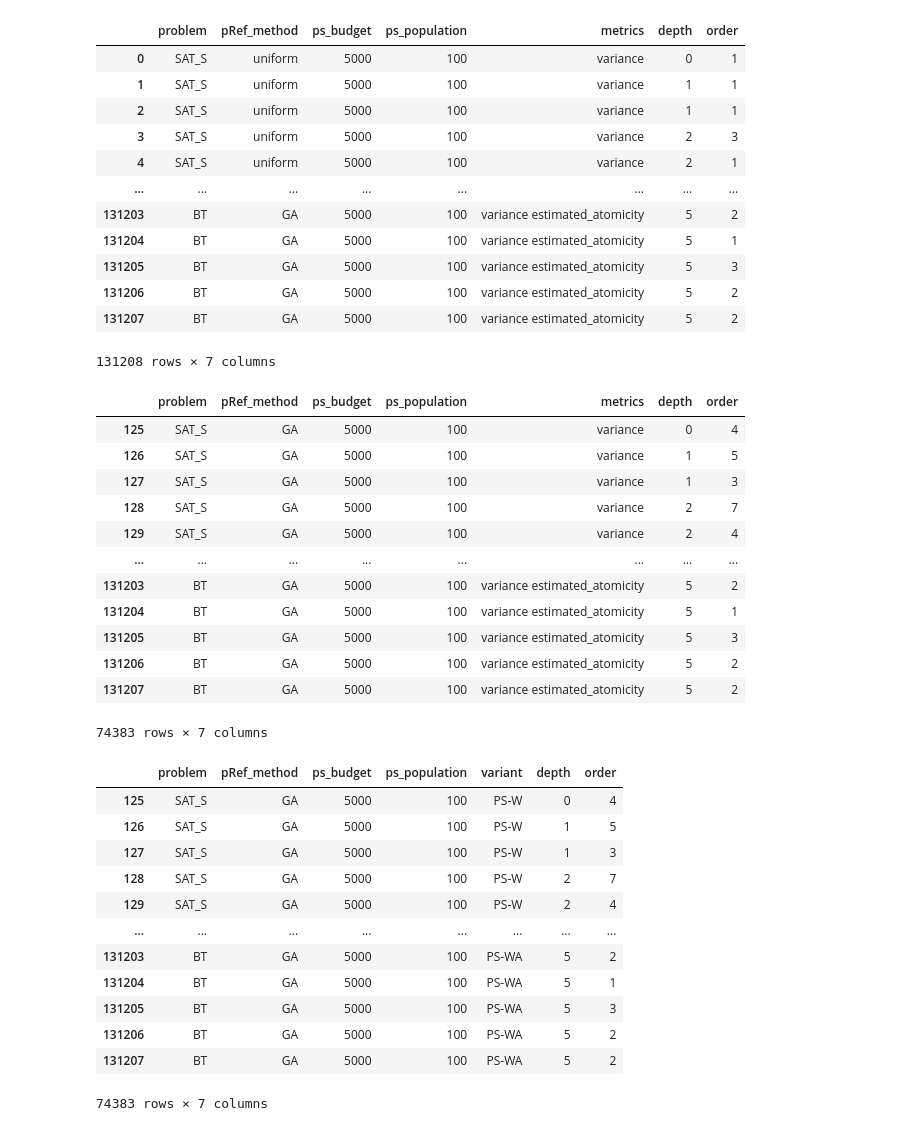
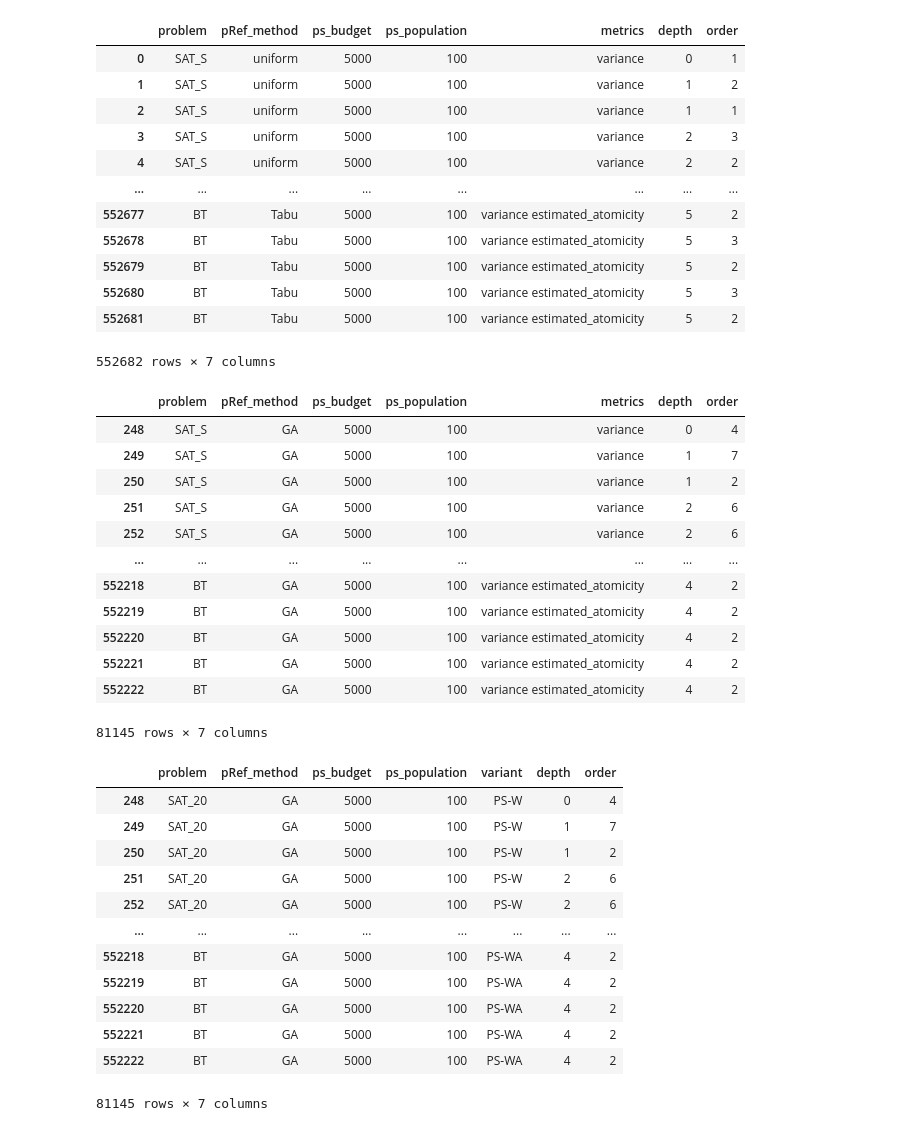
Before and after one commit to Giancarlo-Catalano/PS-descriptors, a Jupyter notebook: VarianceDecisionTree/process_data/tree_data.ipynb, the cells around one changed output. Cells and saved outputs as stored; diff of their text form; code cells hidden in the pictures.

```diff
--- a/VarianceDecisionTree/process_data/tree_data.ipynb
+++ b/VarianceDecisionTree/process_data/tree_data.ipynb
@@ -92,8 +92,9 @@ def filter_dataframe(df, **kwargs):
             raise ValueError(f"Column '{col}' not found in dataframe.")
     return df
 # %%
-raw_tree_data_directory = r"/Users/gian/Desktop/CondorResults/VDT/compareown/run3/data"
-tree_data_file = r"/Users/gian/PycharmProjects/PS-descriptors/resources/variance_tree_materials/ps_data.csv"
+run_directory =  r"C:\Users\gac8\Desktop\CondorResults\VDT\compareown\all_final_runs"
+raw_tree_data_directory = os.path.join(run_directory, "data")
+tree_data_file = os.path.join(run_directory, "tree_data_v2.csv")
 convert_tree_data_to_df(raw_tree_data_directory, tree_data_file)
 # %%
 all_tree_data = pd.read_csv(tree_data_file)
@@ -101,17 +102,17 @@ display(all_tree_data)
 # %% [output]
 |  | problem | pRef_method | ps_budget | ps_population | metrics | depth | order |
 | 0 | SAT_S | uniform | 5000 | 100 | variance | 0 | 1 |
-| 1 | SAT_S | uniform | 5000 | 100 | variance | 1 | 1 |
+| 1 | SAT_S | uniform | 5000 | 100 | variance | 1 | 2 |
 | 2 | SAT_S | uniform | 5000 | 100 | variance | 1 | 1 |
 | 3 | SAT_S | uniform | 5000 | 100 | variance | 2 | 3 |
-| 4 | SAT_S | uniform | 5000 | 100 | variance | 2 | 1 |
+| 4 | SAT_S | uniform | 5000 | 100 | variance | 2 | 2 |
 | ... | ... | ... | ... | ... | ... | ... | ... |
-| 131203 | BT | GA | 5000 | 100 | variance estimated_atomicity | 5 | 2 |
-| 131204 | BT | GA | 5000 | 100 | variance estimated_atomicity | 5 | 1 |
-| 131205 | BT | GA | 5000 | 100 | variance estimated_atomicity | 5 | 3 |
-| 131206 | BT | GA | 5000 | 100 | variance estimated_atomicity | 5 | 2 |
-| 131207 | BT | GA | 5000 | 100 | variance estimated_atomicity | 5 | 2 |
+| 552677 | BT | Tabu | 5000 | 100 | variance estimated_atomicity | 5 | 2 |
+| 552678 | BT | Tabu | 5000 | 100 | variance estimated_atomicity | 5 | 3 |
+| 552679 | BT | Tabu | 5000 | 100 | variance estimated_atomicity | 5 | 2 |
+| 552680 | BT | Tabu | 5000 | 100 | variance estimated_atomicity | 5 | 3 |
+| 552681 | BT | Tabu | 5000 | 100 | variance estimated_atomicity | 5 | 2 |
-131208 rows × 7 columns
+552682 rows × 7 columns
 # %%
 use_fake_data = False
 
@@ -140,24 +141,25 @@ if use_fake_data:
 # %%
 
 
 
 df = filter_dataframe(all_tree_data, pRef_method = "GA", ps_budget = 5000, ps_population=100)
+df = df[df["depth"].isin([0, 1, 2, 3, 4])]
 
 display(df)
 # %% [output]
 |  | problem | pRef_method | ps_budget | ps_population | metrics | depth | order |
-| 125 | SAT_S | GA | 5000 | 100 | variance | 0 | 4 |
-| 126 | SAT_S | GA | 5000 | 100 | variance | 1 | 5 |
-| 127 | SAT_S | GA | 5000 | 100 | variance | 1 | 3 |
-| 128 | SAT_S | GA | 5000 | 100 | variance | 2 | 7 |
-| 129 | SAT_S | GA | 5000 | 100 | variance | 2 | 4 |
+| 248 | SAT_S | GA | 5000 | 100 | variance | 0 | 4 |
+| 249 | SAT_S | GA | 5000 | 100 | variance | 1 | 7 |
+| 250 | SAT_S | GA | 5000 | 100 | variance | 1 | 2 |
+| 251 | SAT_S | GA | 5000 | 100 | variance | 2 | 6 |
+| 252 | SAT_S | GA | 5000 | 100 | variance | 2 | 6 |
 | ... | ... | ... | ... | ... | ... | ... | ... |
-| 131203 | BT | GA | 5000 | 100 | variance estimated_atomicity | 5 | 2 |
-| 131204 | BT | GA | 5000 | 100 | variance estimated_atomicity | 5 | 1 |
-| 131205 | BT | GA | 5000 | 100 | variance estimated_atomicity | 5 | 3 |
-| 131206 | BT | GA | 5000 | 100 | variance estimated_atomicity | 5 | 2 |
-| 131207 | BT | GA | 5000 | 100 | variance estimated_atomicity | 5 | 2 |
+| 552218 | BT | GA | 5000 | 100 | variance estimated_atomicity | 4 | 2 |
+| 552219 | BT | GA | 5000 | 100 | variance estimated_atomicity | 4 | 2 |
+| 552220 | BT | GA | 5000 | 100 | variance estimated_atomicity | 4 | 2 |
+| 552221 | BT | GA | 5000 | 100 | variance estimated_atomicity | 4 | 2 |
+| 552222 | BT | GA | 5000 | 100 | variance estimated_atomicity | 4 | 2 |
-74383 rows × 7 columns
+81145 rows × 7 columns
 # %%
 # making the data prettier
 
@@ -177,18 +179,18 @@ df["problem"] = df["problem"].map(problem_mapping)
 display(df)
 # %% [output]
 |  | problem | pRef_method | ps_budget | ps_population | variant | depth | order |
-| 125 | SAT_S | GA | 5000 | 100 | PS-W | 0 | 4 |
-| 126 | SAT_S | GA | 5000 | 100 | PS-W | 1 | 5 |
-| 127 | SAT_S | GA | 5000 | 100 | PS-W | 1 | 3 |
-| 128 | SAT_S | GA | 5000 | 100 | PS-W | 2 | 7 |
-| 129 | SAT_S | GA | 5000 | 100 | PS-W | 2 | 4 |
+| 248 | SAT_20 | GA | 5000 | 100 | PS-W | 0 | 4 |
+| 249 | SAT_20 | GA | 5000 | 100 | PS-W | 1 | 7 |
+| 250 | SAT_20 | GA | 5000 | 100 | PS-W | 1 | 2 |
+| 251 | SAT_20 | GA | 5000 | 100 | PS-W | 2 | 6 |
+| 252 | SAT_20 | GA | 5000 | 100 | PS-W | 2 | 6 |
 | ... | ... | ... | ... | ... | ... | ... | ... |
-| 131203 | BT | GA | 5000 | 100 | PS-WA | 5 | 2 |
-| 131204 | BT | GA | 5000 | 100 | PS-WA | 5 | 1 |
-| 131205 | BT | GA | 5000 | 100 | PS-WA | 5 | 3 |
-| 131206 | BT | GA | 5000 | 100 | PS-WA | 5 | 2 |
-| 131207 | BT | GA | 5000 | 100 | PS-WA | 5 | 2 |
+| 552218 | BT | GA | 5000 | 100 | PS-WA | 4 | 2 |
+| 552219 | BT | GA | 5000 | 100 | PS-WA | 4 | 2 |
+| 552220 | BT | GA | 5000 | 100 | PS-WA | 4 | 2 |
+| 552221 | BT | GA | 5000 | 100 | PS-WA | 4 | 2 |
+| 552222 | BT | GA | 5000 | 100 | PS-WA | 4 | 2 |
-74383 rows × 7 columns
+81145 rows × 7 columns
 # %%
 import utils
 import pandas as pd
```
Also changed, not shown: parts of 1 cell of this notebook, 1 other file.
